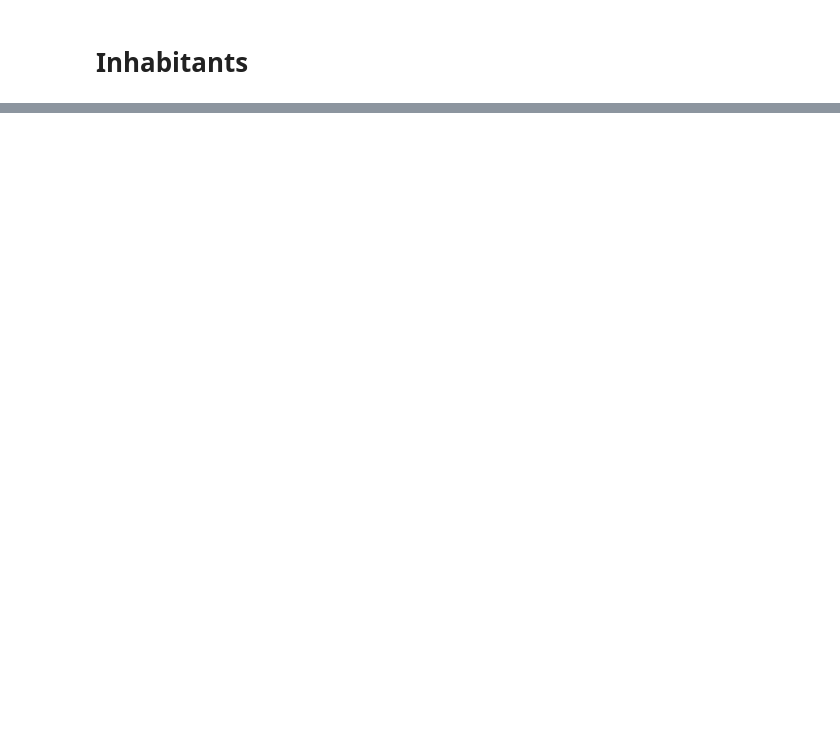
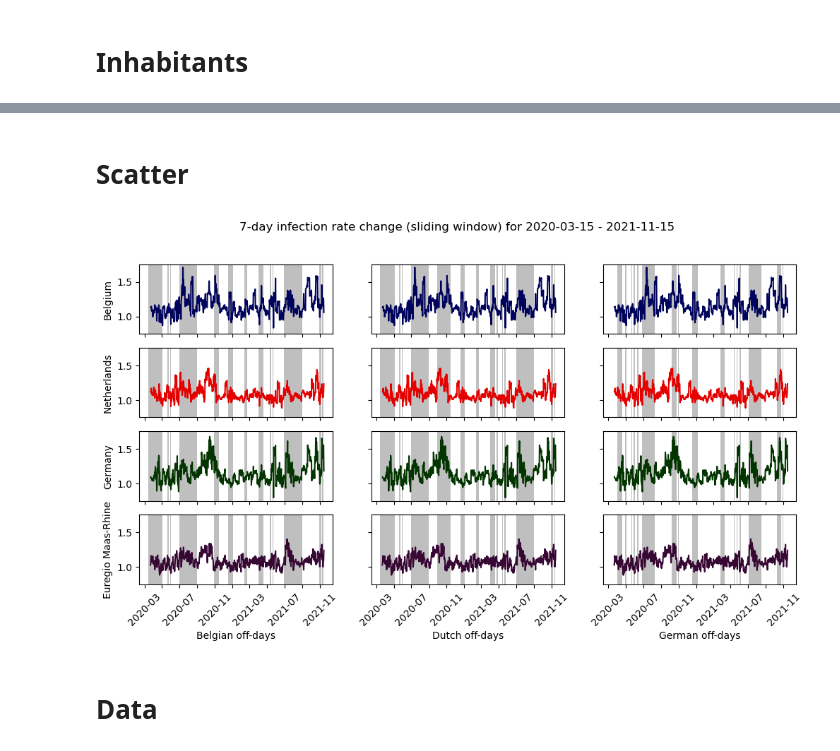
Before and after one commit to GruenerT/DS2_EMR_CoViD_eval, a Jupyter notebook: Seminar_CoViD_tristate_comparison.ipynb, the cells around one changed output, grey strips where cells are left out. Cells and saved outputs as stored; diff of their text form; code cells hidden in the pictures; blank space fills up the shorter version.

```diff
--- a/Seminar_CoViD_tristate_comparison.ipynb
+++ b/Seminar_CoViD_tristate_comparison.ipynb
@@ -132,0 +145,44 @@ plt.show()
+# %% [markdown]
+# Scatter
+# %%
+def addToMatrixPlot(df, ax, id, ref_df):
+    x = df.loc[df['Province_Id']== id, 'XDate']
+    y = df.loc[df['Province_Id']== id, 'N_Day_Rate_Change_Sliding_Window']
+    ax.plot(x, y, color=util.class_colors[id])
+    addDayOffStreaksToAx(ref_df, ax)
+    ax.set_ylabel(util.class_labels[id])
+
+
+fig, axs = plt.subplots(4,3, sharex=True, sharey=True)
+
+for id in range(0,4):
+    addToMatrixPlot(emr_df, axs[id, 0], (id+1)*10, be_ref_df)
+    addToMatrixPlot(emr_df, axs[id, 1], (id+1)*10, nl_ref_df)
+    addToMatrixPlot(emr_df, axs[id, 2], (id+1)*10, de_ref_df)
+
+axs[3, 2].set_xlabel("German off-days")
+axs[3, 1].set_xlabel("Dutch off-days")
+axs[3, 0].set_xlabel("Belgian off-days")
+
+#for ax in axs.flat:
+#    ax.set(xlabel='x-label', ylabel='y-label')
+
+# Hide x labels and tick labels for top plots and y ticks for right plots.
+for ax in axs.flat:
+    ax.label_outer()
+    show = True
+    for label in ax.xaxis.get_ticklabels():
+        # label is a Text instance
+        label.set_rotation(45)
+        if not show:
+            label.set_visible(False)
+            show = True
+        else:
+            show = False
+
+fig.suptitle(str(util.incident_window_size)+"-day infection rate change (sliding window) for " + util.timeframe_start + " - " + util.timeframe_end)
+plt.show()
+# %% [output]
+[figure, added]
+# %% [markdown]
+# Data
```
Also changed, not shown: parts of 6 cells of this notebook, 6 other files.
